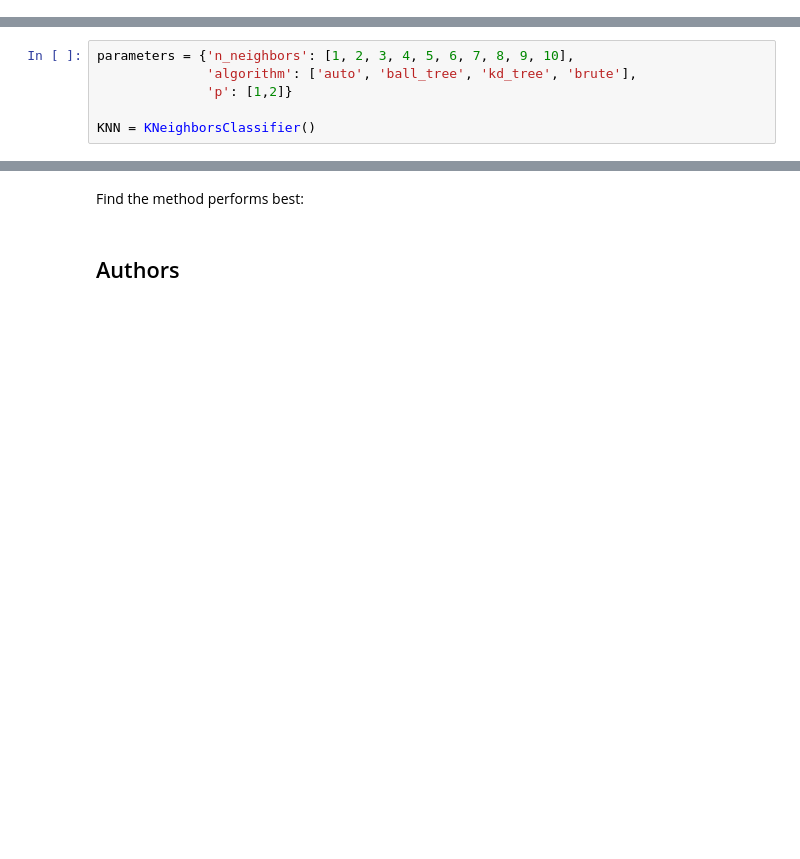
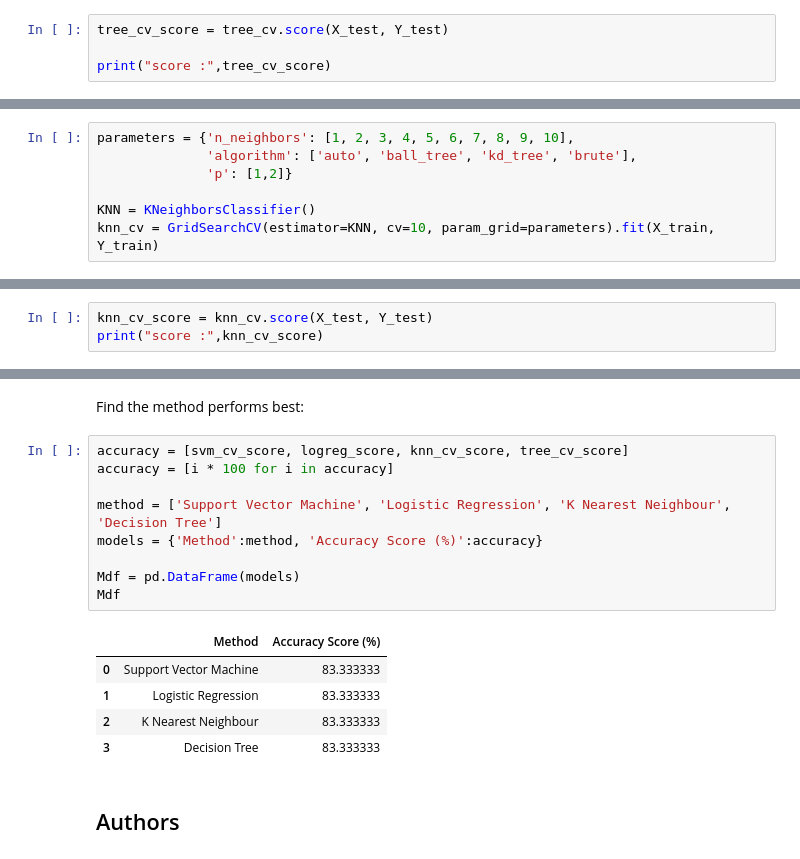
Before and after one commit to mario11mompean/testrepo, a Jupyter notebook: SpaceX_Machine_Learning_Prediction_Part_5.jupyterlite.ipynb, the cells around one changed output, grey strips where cells are left out. Saved outputs shown, nothing was run; the diff lists cells and outputs as text; blank space fills up the shorter version.

```diff
--- a/SpaceX_Machine_Learning_Prediction_Part_5.jupyterlite.ipynb
+++ b/SpaceX_Machine_Learning_Prediction_Part_5.jupyterlite.ipynb
@@ -258,3 +258,7 @@ accuracy : 0.8857142857142856
 ## TASK  9
 # %% [markdown]
 Calculate the accuracy of tree_cv on the test data using the method <code>score</code>:
+# %%
+tree_cv_score = tree_cv.score(X_test, Y_test)
+
+print("score :",tree_cv_score)
@@ -273,6 +281,7 @@ parameters = {'n_neighbors': [1, 2, 3, 4, 5, 6, 7, 8, 9, 10],
               'p': [1,2]}
 
 KNN = KNeighborsClassifier()
+knn_cv = GridSearchCV(estimator=KNN, cv=10, param_grid=parameters).fit(X_train, Y_train)
 # %%
 print("tuned hpyerparameters :(best parameters) ",knn_cv.best_params_)
 print("accuracy :",knn_cv.best_score_)
@@ -280,3 +292,6 @@ print("accuracy :",knn_cv.best_score_)
 ## TASK  11
 # %% [markdown]
 Calculate the accuracy of knn_cv on the test data using the method <code>score</code>:
+# %%
+knn_cv_score = knn_cv.score(X_test, Y_test)
+print("score :",knn_cv_score)
@@ -289,6 +308,21 @@ plot_confusion_matrix(Y_test,yhat)
 ## TASK  12
 # %% [markdown]
 Find the method performs best:
+# %%
+accuracy = [svm_cv_score, logreg_score, knn_cv_score, tree_cv_score]
+accuracy = [i * 100 for i in accuracy]
+
+method = ['Support Vector Machine', 'Logistic Regression', 'K Nearest Neighbour', 'Decision Tree']
+models = {'Method':method, 'Accuracy Score (%)':accuracy}
+
+Mdf = pd.DataFrame(models)
+Mdf
+# %% [output]
+|  | Method | Accuracy Score (%) |
+| 0 | Support Vector Machine | 83.333333 |
+| 1 | Logistic Regression | 83.333333 |
+| 2 | K Nearest Neighbour | 83.333333 |
+| 3 | Decision Tree | 83.333333 |
 # %% [markdown]
 ## Authors
 # %% [markdown]
```
Also changed, not shown: parts of 5 cells of this notebook.
